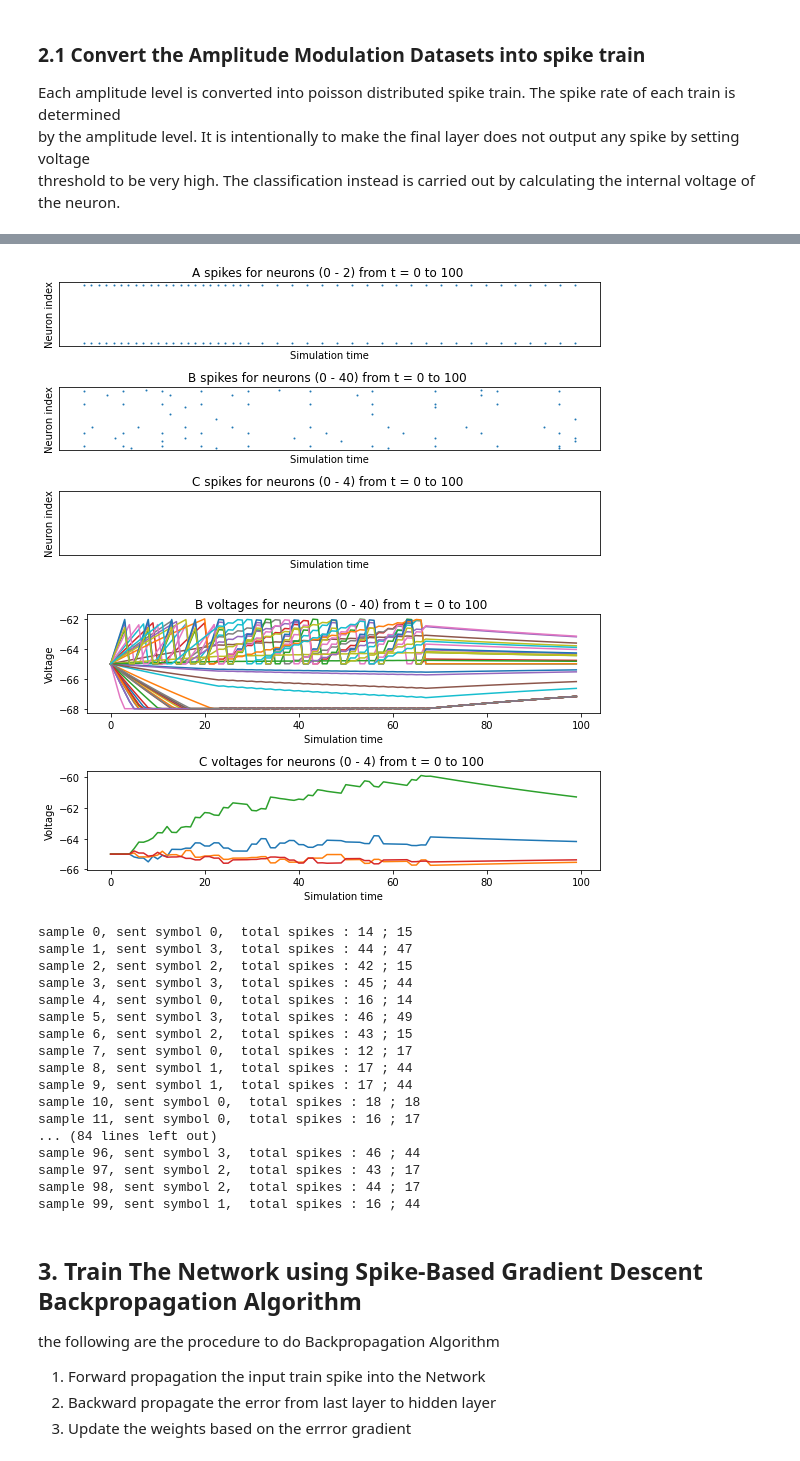
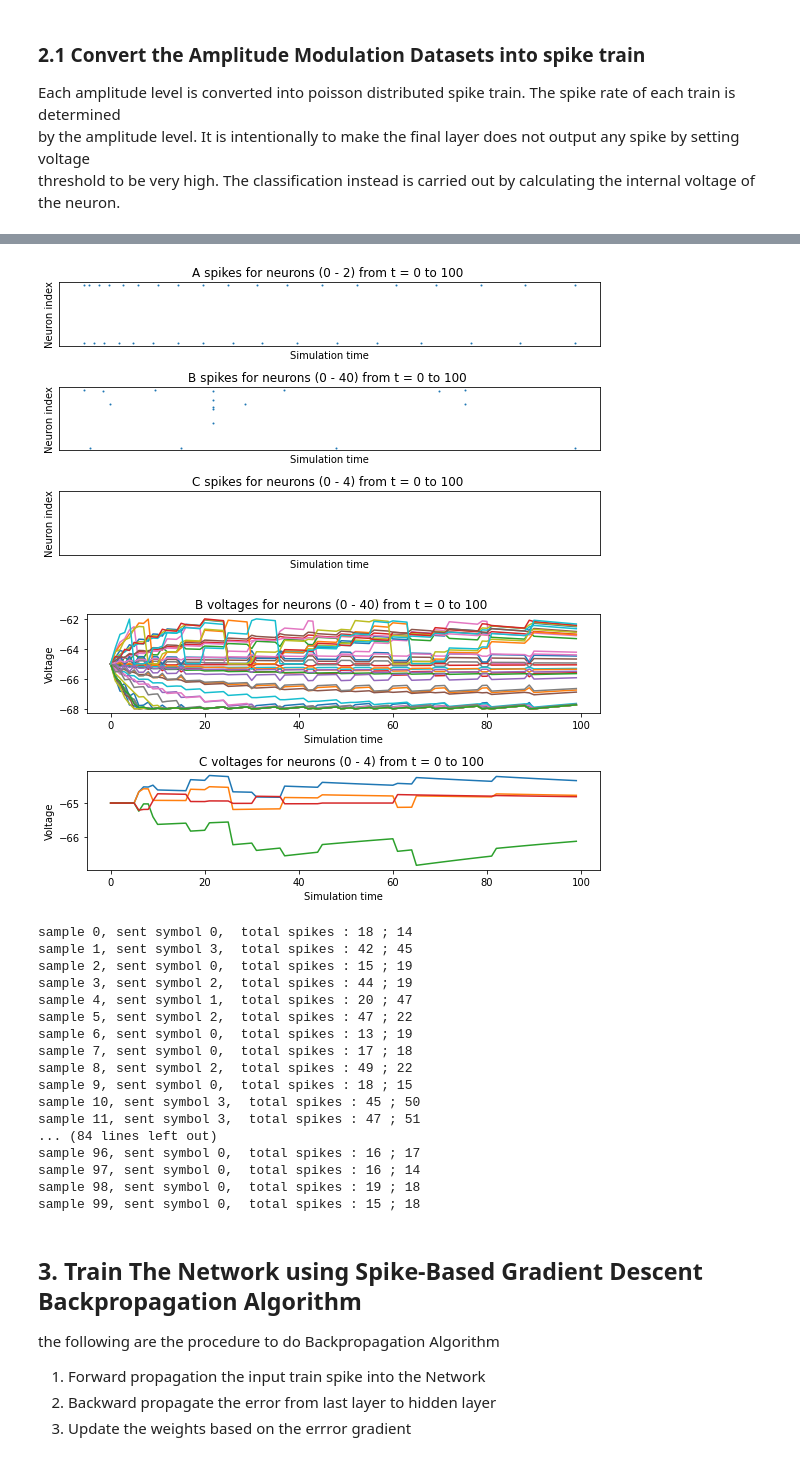
Before and after one commit to aravsi77/spiking_neural_network_thesis, a Jupyter notebook: modulation_class_snn_enabling_sbp.ipynb, the cells around one changed output, grey strips where cells are left out. Cells and saved outputs as stored; diff of their text form; code cells hidden in the pictures.

Commit message:
succesfully implemented new spike train encoding scheme

```diff
--- a/modulation_class_snn_enabling_sbp.ipynb
+++ b/modulation_class_snn_enabling_sbp.ipynb
@@ -106,6 +106,27 @@ def encode_increase_sr(datum: torch.Tensor, time: int, dt: float = 1.0)-> torch.
         spike_cr[times.long(),i]=1
 
     return spike_cr.view(time,*shape)
+
+def encode_increase_sr_2(datum: torch.Tensor, time: int, dt: float = 1.0)-> torch.Tensor:
+    '''
+    input : rate, spike rate (number of spike per second)
+    input : time, length of spike train
+    return : tensor with dimension [nk,ni]
+    '''
+    assert (datum >= 0).all(), "Inputs must be non-negative"
+    # Get shape and size of data.
+    shape, size = datum.shape, datum.numel()
+    datum = datum.flatten()
+    time = int(time / dt)
+
+    spike_cr = torch.zeros(time+1,size).byte() #spike train
+    dist_max = (time/(datum-1))
+    for i,val in enumerate(dist_max):
+        dist_incr = torch.arange(datum[i].item()) * (val/(datum[i]-1))
+        times = np.round(torch.arange(datum[i].item()) * dist_incr)
+        spike_cr[times.long(),i]=1
+
+    return spike_cr[1:].view(time,*shape)
 # %% [markdown]
 ## 1. Build the SNNs to carry out the task of Amplitude Modulation detection
 # %%
@@ -299,7 +301,7 @@ network.layers["B"].reset_state_variables() #reset neuron internal voltage
 #convert all the amplitude data into the spike rate
 mod_type = "cplx"
 
-max_rate = 20 #maximum rate in Hz poisson 400
+max_rate = 25 #maximum rate in Hz poisson 400
 rate = torch.zeros(z.shape)
 input_data = torch.zeros(N_samples*Time,nodes[0],device=device)
 
@@ -313,7 +315,7 @@ for i,val in enumerate(z):
         rate = torch.tensor([[(np.real(val)+1.5)*max_rate],[(np.imag(val)+1.5)*max_rate]]).squeeze()
         #convert into poisson distributed spike train
         #input_data[i*Time:(i*Time)+Time,:] = encoding.poisson(datum=rate.int(),time=Time)
-        input_data[i*Time:(i*Time)+Time,:] = encode_increase_sr(datum=rate.int(),time=Time)
+        input_data[i*Time:(i*Time)+Time,:] = encode_increase_sr_2(datum=rate.int(),time=Time)
     else:
         rate = torch.tensor([[val*max_rate],[(2*M-val)*max_rate]]).squeeze() #convert amplitude to spike rate
         #convert into poisson distributed spike train
@@ -355,5 +357,5 @@ elapsed time for one forward propagation 72.3777  ms
-[figure, old version]
+[figure, new version]
-[figure, old version]
+[figure, new version]
 # %%
 #print the number of input spike at each input neuron
 for i in range(N_samples):
@@ -365,23 +367,23 @@ for i in range(N_samples):
     #print(sum(sample_data[:,0]).item())
     #print(sum(sample_data[:,1]).item())
 # %% [output]
-sample 0, sent symbol 0,  total spikes : 14 ; 15
-sample 1, sent symbol 3,  total spikes : 44 ; 47
-sample 2, sent symbol 2,  total spikes : 42 ; 15
-sample 3, sent symbol 3,  total spikes : 45 ; 44
-sample 4, sent symbol 0,  total spikes : 16 ; 14
-sample 5, sent symbol 3,  total spikes : 46 ; 49
-sample 6, sent symbol 2,  total spikes : 43 ; 15
-sample 7, sent symbol 0,  total spikes : 12 ; 17
-sample 8, sent symbol 1,  total spikes : 17 ; 44
-sample 9, sent symbol 1,  total spikes : 17 ; 44
-sample 10, sent symbol 0,  total spikes : 18 ; 18
-sample 11, sent symbol 0,  total spikes : 16 ; 17
+sample 0, sent symbol 0,  total spikes : 18 ; 14
+sample 1, sent symbol 3,  total spikes : 42 ; 45
+sample 2, sent symbol 0,  total spikes : 15 ; 19
+sample 3, sent symbol 2,  total spikes : 44 ; 19
+sample 4, sent symbol 1,  total spikes : 20 ; 47
+sample 5, sent symbol 2,  total spikes : 47 ; 22
+sample 6, sent symbol 0,  total spikes : 13 ; 19
+sample 7, sent symbol 0,  total spikes : 17 ; 18
+sample 8, sent symbol 2,  total spikes : 49 ; 22
+sample 9, sent symbol 0,  total spikes : 18 ; 15
+sample 10, sent symbol 3,  total spikes : 45 ; 50
+sample 11, sent symbol 3,  total spikes : 47 ; 51
 ... (84 lines left out)
-sample 96, sent symbol 3,  total spikes : 46 ; 44
-sample 97, sent symbol 2,  total spikes : 43 ; 17
-sample 98, sent symbol 2,  total spikes : 44 ; 17
-sample 99, sent symbol 1,  total spikes : 16 ; 44
+sample 96, sent symbol 0,  total spikes : 16 ; 17
+sample 97, sent symbol 0,  total spikes : 16 ; 14
+sample 98, sent symbol 0,  total spikes : 19 ; 18
+sample 99, sent symbol 0,  total spikes : 15 ; 18
 # %% [markdown]
 ## 3. Train The Network using Spike-Based Gradient Descent Backpropagation Algorithm
 
```
Also changed, not shown: parts of 25 cells of this notebook.
